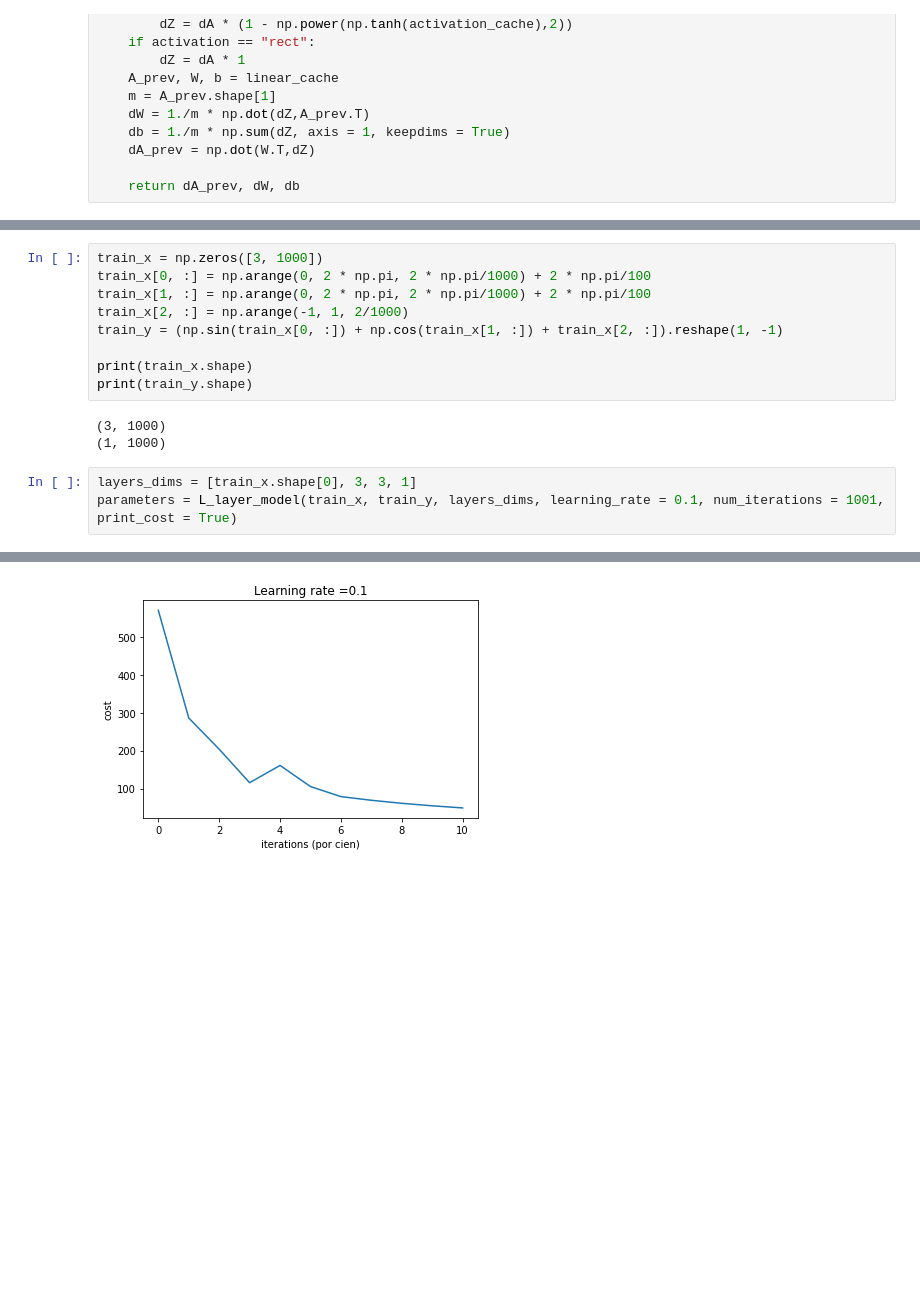
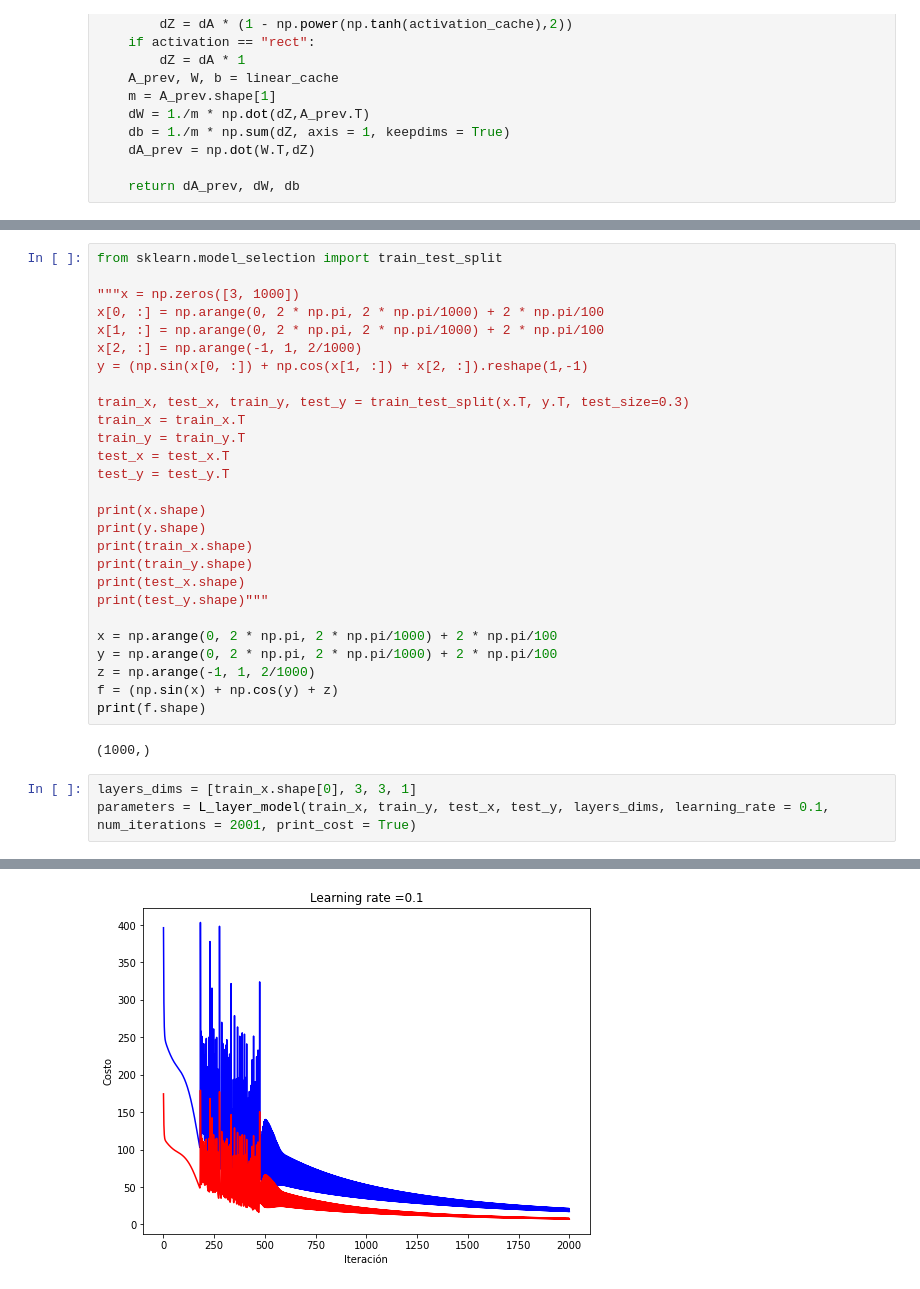
Before and after one commit to agustinsilva447/Machine-learning, a Jupyter notebook: Redes Neuronales UBA/TP2/UBA_RN_TP2_ejercicioc).ipynb, the cells around one changed output, grey strips where cells are left out. Saved outputs shown, nothing was run; the diff lists cells and outputs as text; blank space fills up the shorter version.

```diff
--- a/Redes Neuronales UBA/TP2/UBA_RN_TP2_ejercicioc).ipynb
+++ b/Redes Neuronales UBA/TP2/UBA_RN_TP2_ejercicioc).ipynb
@@ -104,18 +111,35 @@ def L_layer_model(X, Y, layers_dims, learning_rate = 0.01, num_iterations = 1000
 
     return parameters
 # %%
-train_x = np.zeros([3, 1000])
-train_x[0, :] = np.arange(0, 2 * np.pi, 2 * np.pi/1000) + 2 * np.pi/100
-train_x[1, :] = np.arange(0, 2 * np.pi, 2 * np.pi/1000) + 2 * np.pi/100
-train_x[2, :] = np.arange(-1, 1, 2/1000)
-train_y = (np.sin(train_x[0, :]) + np.cos(train_x[1, :]) + train_x[2, :]).reshape(1, -1)
+from sklearn.model_selection import train_test_split
 
+"""x = np.zeros([3, 1000])
+x[0, :] = np.arange(0, 2 * np.pi, 2 * np.pi/1000) + 2 * np.pi/100
+x[1, :] = np.arange(0, 2 * np.pi, 2 * np.pi/1000) + 2 * np.pi/100
+x[2, :] = np.arange(-1, 1, 2/1000)
+y = (np.sin(x[0, :]) + np.cos(x[1, :]) + x[2, :]).reshape(1,-1)
+
+train_x, test_x, train_y, test_y = train_test_split(x.T, y.T, test_size=0.3)
+train_x = train_x.T
+train_y = train_y.T
+test_x = test_x.T
+test_y = test_y.T
+
+print(x.shape)
+print(y.shape)
 print(train_x.shape)
 print(train_y.shape)
+print(test_x.shape)
+print(test_y.shape)"""
+
+x = np.arange(0, 2 * np.pi, 2 * np.pi/1000) + 2 * np.pi/100
+y = np.arange(0, 2 * np.pi, 2 * np.pi/1000) + 2 * np.pi/100
+z = np.arange(-1, 1, 2/1000)
+f = (np.sin(x) + np.cos(y) + z)
+print(f.shape)
 # %% [output]
-(3, 1000)
-(1, 1000)
+(1000,)
 # %%
 layers_dims = [train_x.shape[0], 3, 3, 1]
-parameters = L_layer_model(train_x, train_y, layers_dims, learning_rate = 0.1, num_iterations = 1001, print_cost = True)
+parameters = L_layer_model(train_x, train_y, test_x, test_y, layers_dims, learning_rate = 0.1, num_iterations = 2001, print_cost = True)
 # %% [output]
@@ -133 +163 @@ Cost after iteration 1000: 48.720384
-[figure, old version]
+[figure, new version]
```
Also changed, not shown: parts of 4 cells of this notebook.
